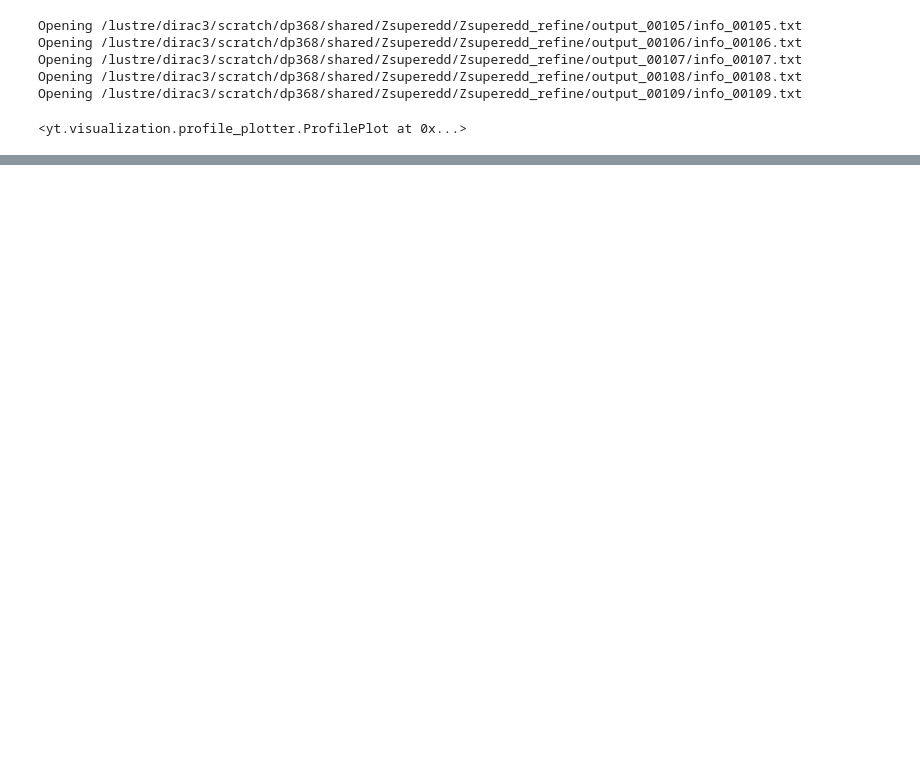
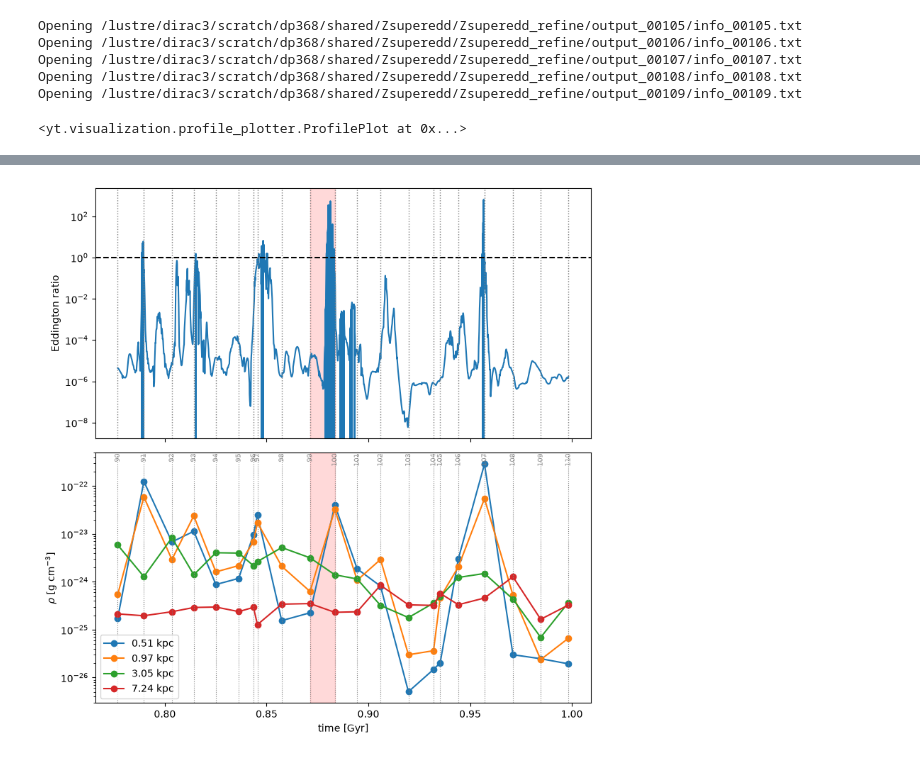
Before and after one commit to OrcaSKang/super-eddington, a Jupyter notebook: density_and_phase.ipynb, the cells around one changed output, grey strips where cells are left out. Cells and saved outputs as stored; diff of their text form; code cells hidden in the pictures; blank space fills up the shorter version.

```diff
--- a/density_and_phase.ipynb
+++ b/density_and_phase.ipynb
@@ -14,9 +13,10 @@ import matplotlib.pyplot as plt
 # %%
 df='/lustre/dirac3/scratch/dp368/shared/Zsuperedd/Zsuperedd_refine'
 
-target_sink=5
-# Snapshot number
-output=107
+target_sink=36
+# %%
+# Snapshot number
+output=59
 # %%
 ds=yt.load(hf.info_file(output,df))
 
@@ -167,0 +178,10 @@ Opening /lustre/dirac3/scratch/dp368/shared/Zsuperedd/Zsuperedd_refine/output_00
+# %%
+output = 100
+target_sink=5
+# %%
+ts   = hf.SinkDataLoader(df, sinkid=target_sink)
+time = Table.read(df+'/ADAPTAclump_maps/output_step_redshift.txt', format='ascii')
+snap_t   = np.array([float(t) for t in time['time']])
+snap_out = np.array([int(o) for o in time['output']])
+
+win = (snap_out >= output - 10) & (snap_out <= output + 10)
@@ -167,0 +228,34 @@ Opening /lustre/dirac3/scratch/dp368/shared/Zsuperedd/Zsuperedd_refine/output_00
+# %%
+fig, axes = plt.subplots(2, 1, sharex=True, figsize=(8, 8))
+times = ts.data['time'].to('Gyr').value
+m = (times > t_list[0]) & (times < t_list[-1])
+axes[0].semilogy(times[m], (ts.data['dotMaccr']/ts.data['dotMedd'])[m])
+axes[0].axhline(1, ls='--', c='k')
+axes[0].set_ylabel('Eddington ratio')
+
+output_labels = [str(o) for o in snap_out[win]]
+
+for r0 in [0.5, 1.0, 3.0, 7.5]:
+    j = np.argmin(np.abs(r_bins - r0))
+    axes[1].semilogy(t_list, rho_rt[:, j], 'o-', label=f'{r_bins[j]:.2f} kpc')
+
+t_before, t_target = snap_t[snap_out == output - 1][0], snap_t[snap_out == output][0]
+
+axes[0].axvspan(t_before, t_target, color='r', alpha=0.15)
+axes[1].axvspan(t_before, t_target, color='r', alpha=0.15)
+
+ymin1, ymax1 = axes[1].get_ylim()
+label_y = ymax1 * 0.95
+
+for tt, label in zip(t_list, output_labels):
+    axes[0].axvline(tt, color='grey', ls=':', lw=1)
+    axes[1].axvline(tt, color='grey', ls=':', lw=0.8)
+    axes[1].text(tt, label_y, label, color='grey', fontsize=7, rotation=90, va='top', ha='center', alpha=0.8)
+
+axes[1].set_ylabel(r'$\rho$ [g cm$^{-3}$]')
+axes[1].set_xlabel('time [Gyr]')
+axes[1].legend()
+plt.tight_layout()
+# plt.savefig("fig/density_time_1");
+# %% [output]
+[figure, added]
```
Also changed, not shown: parts of 11 cells of this notebook, 1 other file.
